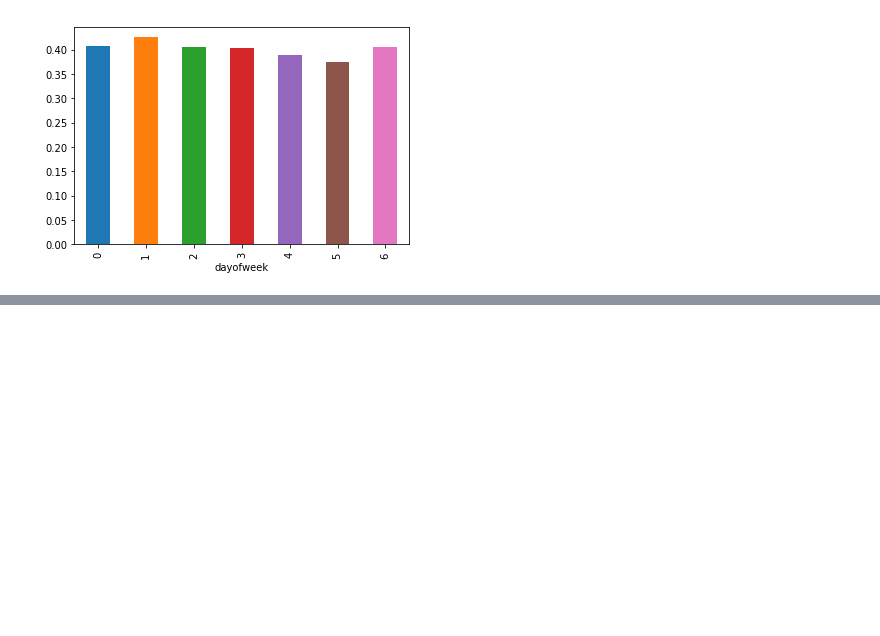
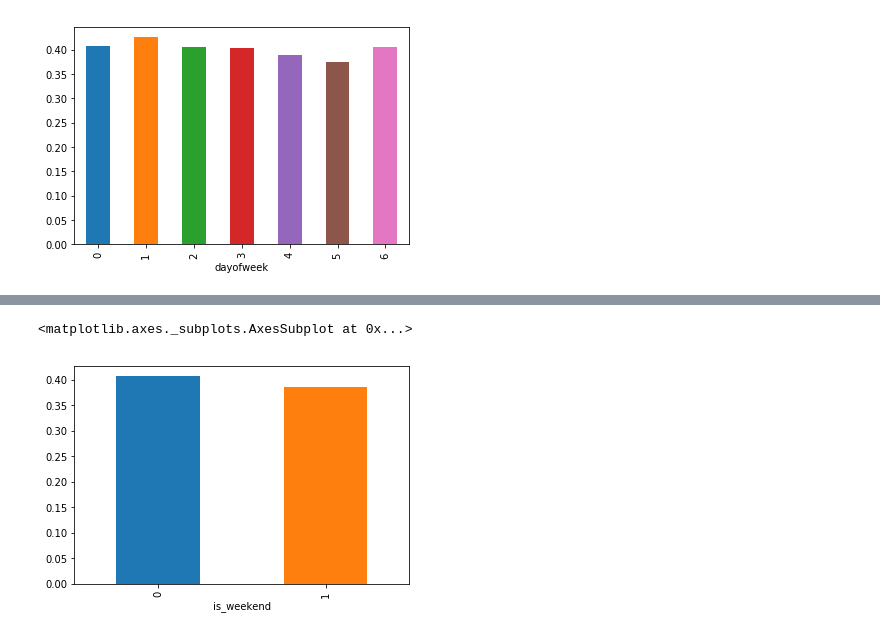
Before and after one commit to ZeadAlkhonein/Kickstarter, a Jupyter notebook: Kickstarter.ipynb, the cells around one changed output, grey strips where cells are left out. Drawn from its saved outputs; the diff is of its cells as text; code cells hidden in the pictures; blank space fills up the shorter version.

```diff
--- a/Kickstarter.ipynb
+++ b/Kickstarter.ipynb
@@ -1123,0 +1109,2 @@ df.groupby('dayofweek').mean()['state'].plot('bar')
+# %%
+new_df['week_cos']=np.cos((new_df.dayofweek/7)*(2.*np.pi))
@@ -1123,0 +1187,18 @@ df.groupby('dayofweek').mean()['state'].plot('bar')
+# %%
+new_df['is_weekend'] = 0
+
+for index, day in new_df['dayofweek'].iteritems():
+    if(day == 5 or day ==6):
+        #new_df.loc[index,new_df['is_weekend']] = 1
+        new_df.set_value(index,'is_weekend',1)
+    else :
+        new_df.set_value(index,'is_weekend',0)
+# %%
+new_df.loc[new_df['dayofweek'] == 5 , ['is_weekend']] = 1
+# %%
+new_df.loc[new_df['dayofweek'] == 6 , ['is_weekend']] = 1
+# %%
+new_df.groupby('is_weekend').mean()['state'].plot('bar')
+# %% [output]
+<matplotlib.axes._subplots.AxesSubplot at 0x...>
+[figure, added]
```
Also changed, not shown: parts of 46 cells of this notebook.
